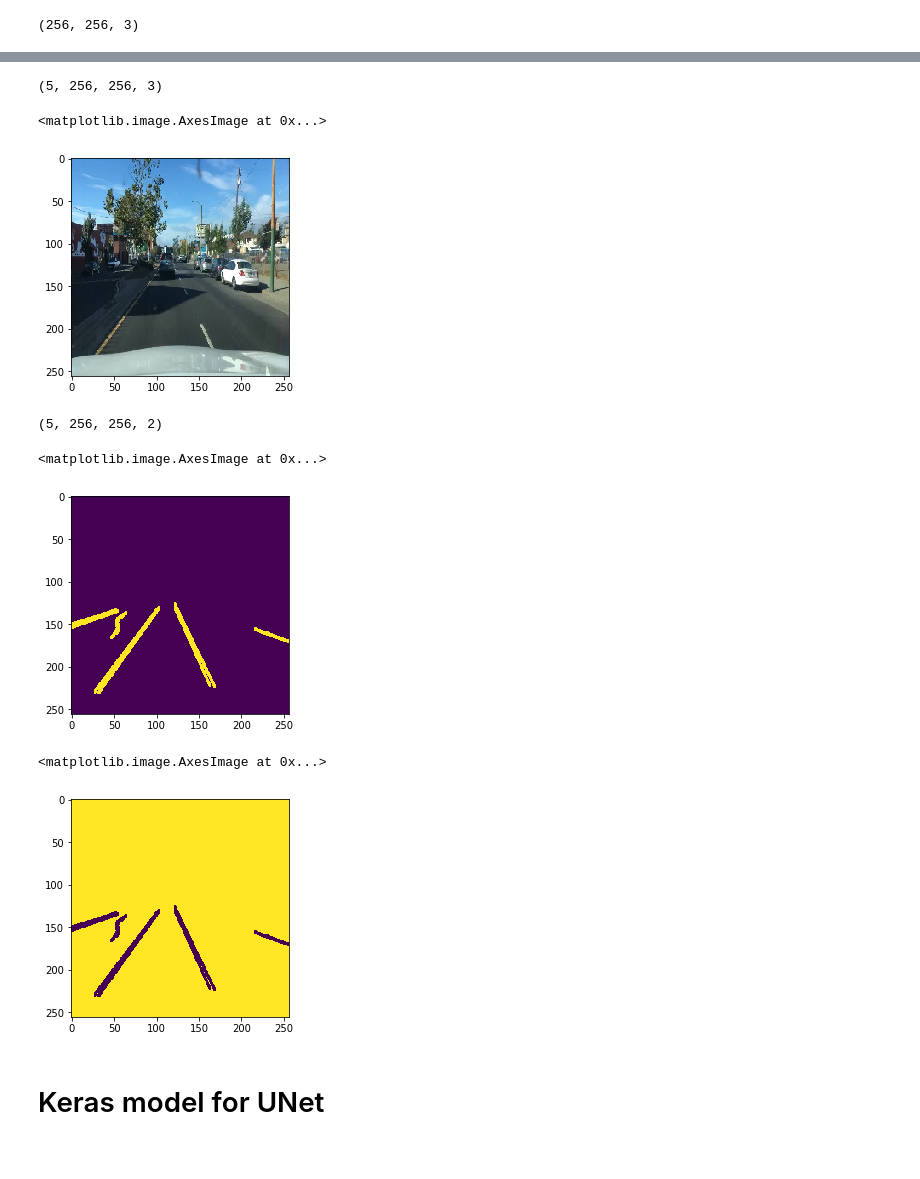
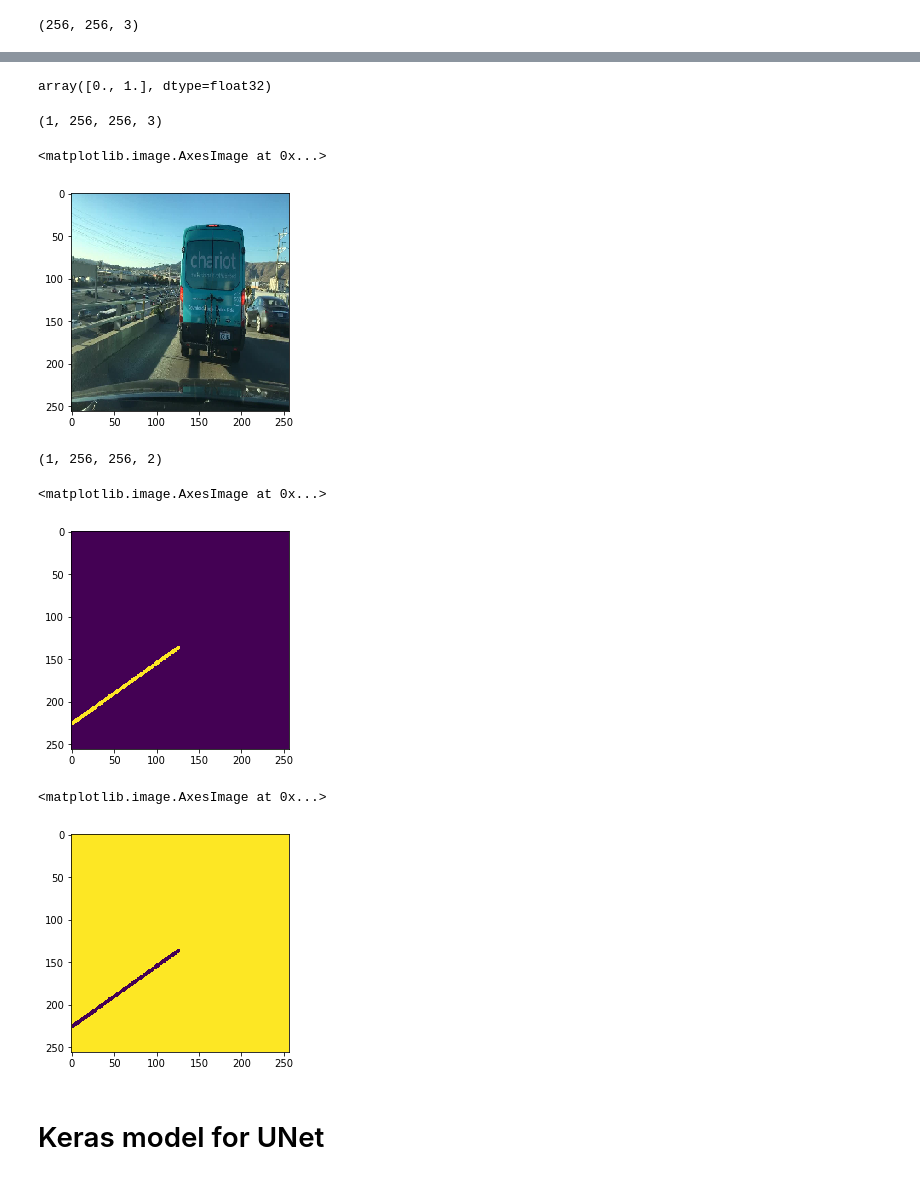
Before and after one commit to trived76/ECE1512-Homework3-LaneDetection, a Jupyter notebook: Lane_Detection.ipynb, the cells around one changed output, grey strips where cells are left out. Cells and saved outputs as stored; diff of their text form; code cells hidden in the pictures.

```diff
--- a/Lane_Detection.ipynb
+++ b/Lane_Detection.ipynb
@@ -566,3 +557,7 @@ plt.imshow(np.squeeze(c[1][:,:,1]))
+# %%
+np.unique(c)
+# %% [output]
+array([0., 1.], dtype=float32)
 # %%
 def custom_valid_data_generator(val_image_path,val_mask_path,n_batches):
 
@@ -580,41 +575,41 @@ def custom_valid_data_generator(val_image_path,val_mask_path,n_batches):
             temp_mask=np.ones((256,256))
 
             val_img_batch[i,:,:,:]=((cv2.imread(val_image_path+j)).astype(np.float32))/255.0
-            val_mask_batch[i,:,:,0]=cv2.imread(val_mask_path+j)[:,:,0]
+            val_mask_batch[i,:,:,0]=cv2.imread(val_mask_path+j)[:,:,0].astype(np.float32)
 
             temp_mask[np.where(val_mask_batch[i,:,:,0]==1)]=0
-            val_mask_batch[i,:,:,1]=temp_mask
+            val_mask_batch[i,:,:,1]=temp_mask.astype(np.float32)
 
-        yield (val_img_batch.astype(np.float32),val_mask_batch)
+        yield (val_img_batch.astype(np.float32),val_mask_batch.astype(np.float32))
 # %%
-valid_generator_object=custom_valid_data_generator("data/validation/raw/","data/validation/mask/",5)
+valid_generator_object=custom_valid_data_generator("data/validation/raw/","data/validation/mask/",1)
 # %%
 d,e=next(valid_generator_object)
 # %%
 d.shape
 # %% [output]
-(5, 256, 256, 3)
+(1, 256, 256, 3)
 # %%
-plt.imshow(d[4])
+plt.imshow(d[0])
 # %% [output]
 <matplotlib.image.AxesImage at 0x...>
-[figure, old version]
+[figure, new version]
 # %%
 e.shape
 # %% [output]
-(5, 256, 256, 2)
+(1, 256, 256, 2)
 # %%
 # Original mask
-plt.imshow(np.squeeze(e[4][:,:,0]))
+plt.imshow(np.squeeze(e[0][:,:,0]))
 # %% [output]
 <matplotlib.image.AxesImage at 0x...>
-[figure, old version]
+[figure, new version]
 # %%
 # Reverse mask
-plt.imshow(np.squeeze(e[4][:,:,1]))
+plt.imshow(np.squeeze(e[0][:,:,1]))
 # %% [output]
 <matplotlib.image.AxesImage at 0x...>
-[figure, old version]
+[figure, new version]
 # %% [markdown]
 # Keras model for UNet
 # %%
```
Also changed, not shown: parts of 52 cells of this notebook.
